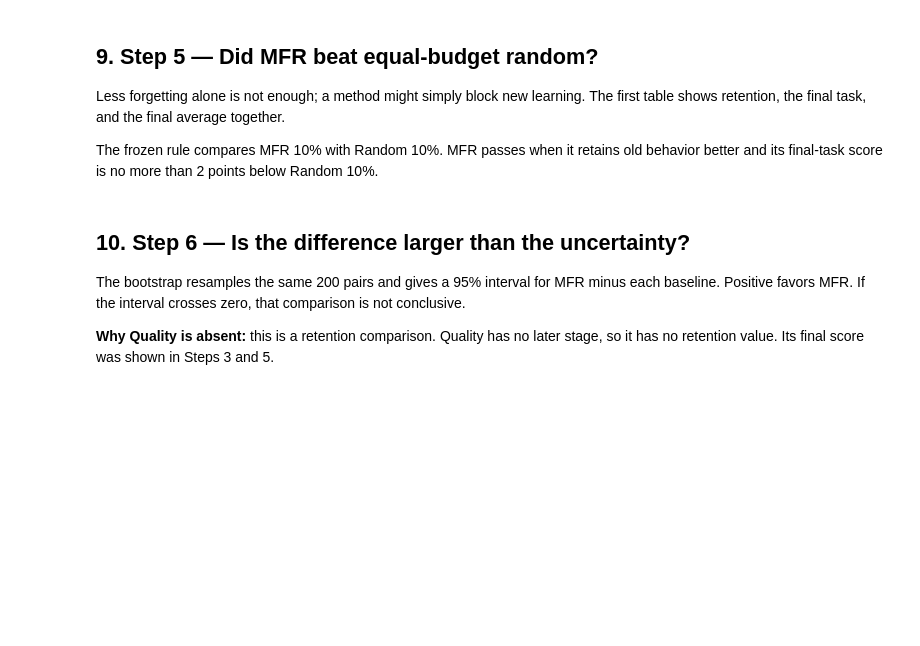
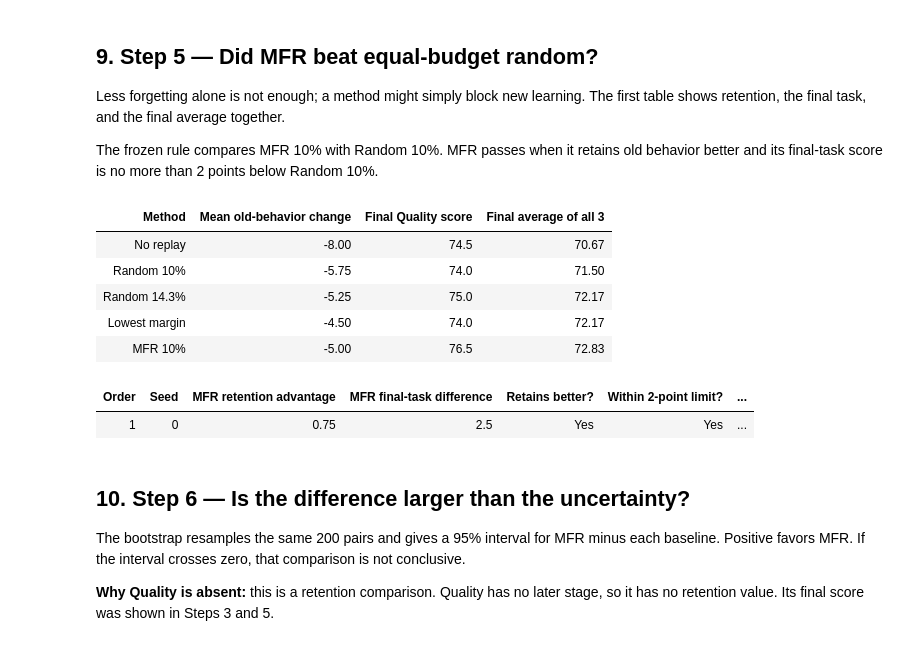
Before and after one commit to prabudhd2003/mfr-dpo, a Jupyter notebook: notebooks/07_compare_runs.ipynb, the cells around one changed output. Saved outputs shown, nothing was run; the diff lists cells and outputs as text; code cells hidden in the pictures; blank space fills up the shorter version.

```diff
--- a/notebooks/07_compare_runs.ipynb
+++ b/notebooks/07_compare_runs.ipynb
@@ -229,45 +269,40 @@ The frozen rule compares MFR 10% with Random 10%. MFR passes when it retains old
 # %%
 summary=[]
 for name,r in records.items():
     p=runs[runs.run_name==name]; changes=[]
     for stage,d in enumerate(r['order'][:-1],1):
         a=p[(p.stage==stage)&(p.eval_set==d)]; z=p[(p.stage==3)&(p.eval_set==d)]
         if len(a) and len(z): changes.append(float(z.iloc[0].accuracy-a.iloc[0].accuracy))
     z=p[p.stage==3]; task=z[z.eval_set==r['order'][-1]]
     if len(changes)==2 and len(task):
         summary.append({'run_name':name,'order_id':r['order_id'],'seed':r['seed'],'method':r['method'],
                         'old_change':np.mean(changes),'final_task':float(task.iloc[0].accuracy),
                         'final_average':z.accuracy.mean()})
 summary=pd.DataFrame(summary)
 s=summary[(summary.order_id==FOCUS_ORDER)&(summary.seed==FOCUS_SEED)].set_index('method').reindex(focus_methods)
 t=s.reset_index()[['method','old_change','final_task','final_average']].rename(columns={
   'method':'Method','old_change':'Mean old-behavior change','final_task':f'Final {DLABEL[order[-1]]} score','final_average':'Final average of all 3'})
 t.Method=t.Method.map(MLABEL); show_table(t,'headline_balance')
 
 rules=[]
 for (o,seed),g in summary.groupby(['order_id','seed']):
     g=g.set_index('method')
     if not {'random','mfr'}<=set(g.index): continue
     ra=g.loc['mfr','old_change']-g.loc['random','old_change']
     ft=g.loc['mfr','final_task']-g.loc['random','final_task']
     rules.append({'Order':o,'Seed':seed,'MFR retention advantage':ra,'MFR final-task difference':ft,
                   'Retains better?':'Yes' if ra>0 else 'No','Within 2-point limit?':'Yes' if ft>=-TOLERANCE else 'No',
                   'Passes rule?':'Yes' if ra>0 and ft>=-TOLERANCE else 'No'})
 show_table(pd.DataFrame(rules),'mfr_success_rule')
-
-# Short sentences you can use when explaining this result.
-print('\nSimple reading of this selected group:')
-if 'none' in s.index:
-    print(f"• Without replay, the average old-behavior change was {s.loc['none','old_change']:.2f} points.")
-if {'random','mfr'} <= set(s.index):
-    advantage = s.loc['mfr','old_change'] - s.loc['random','old_change']
-    task_gap = s.loc['mfr','final_task'] - s.loc['random','final_task']
-    print(f"• MFR retained {advantage:.2f} points better than equal-budget random.")
-    print(f"• MFR finished {task_gap:.2f} points {'higher' if task_gap >= 0 else 'lower'} on the final task.")
-best_retention = s['old_change'].idxmax()
-best_average = s['final_average'].idxmax()
-print(f"• {MLABEL[best_retention]} had the best pure retention in this group.")
-print(f"• {MLABEL[best_average]} had the best final average across all three datasets.")
+# %% [output]
+| Method | Mean old-behavior change | Final Quality score | Final average of all 3 |
+| No replay | -8.00 | 74.5 | 70.67 |
+| Random 10% | -5.75 | 74.0 | 71.50 |
+| Random 14.3% | -5.25 | 75.0 | 72.17 |
+| Lowest margin | -4.50 | 74.0 | 72.17 |
+| MFR 10% | -5.00 | 76.5 | 72.83 |
+| Order | Seed | MFR retention advantage | MFR final-task difference | Retains better? | Within 2-point limit? | ... |
+| 1 | 0 | 0.75 | 2.5 | Yes | Yes | ... |
 # %% [markdown]
 ## 10. Step 6 — Is the difference larger than the uncertainty?
 
```
Also changed, not shown: parts of 11 cells of this notebook.
